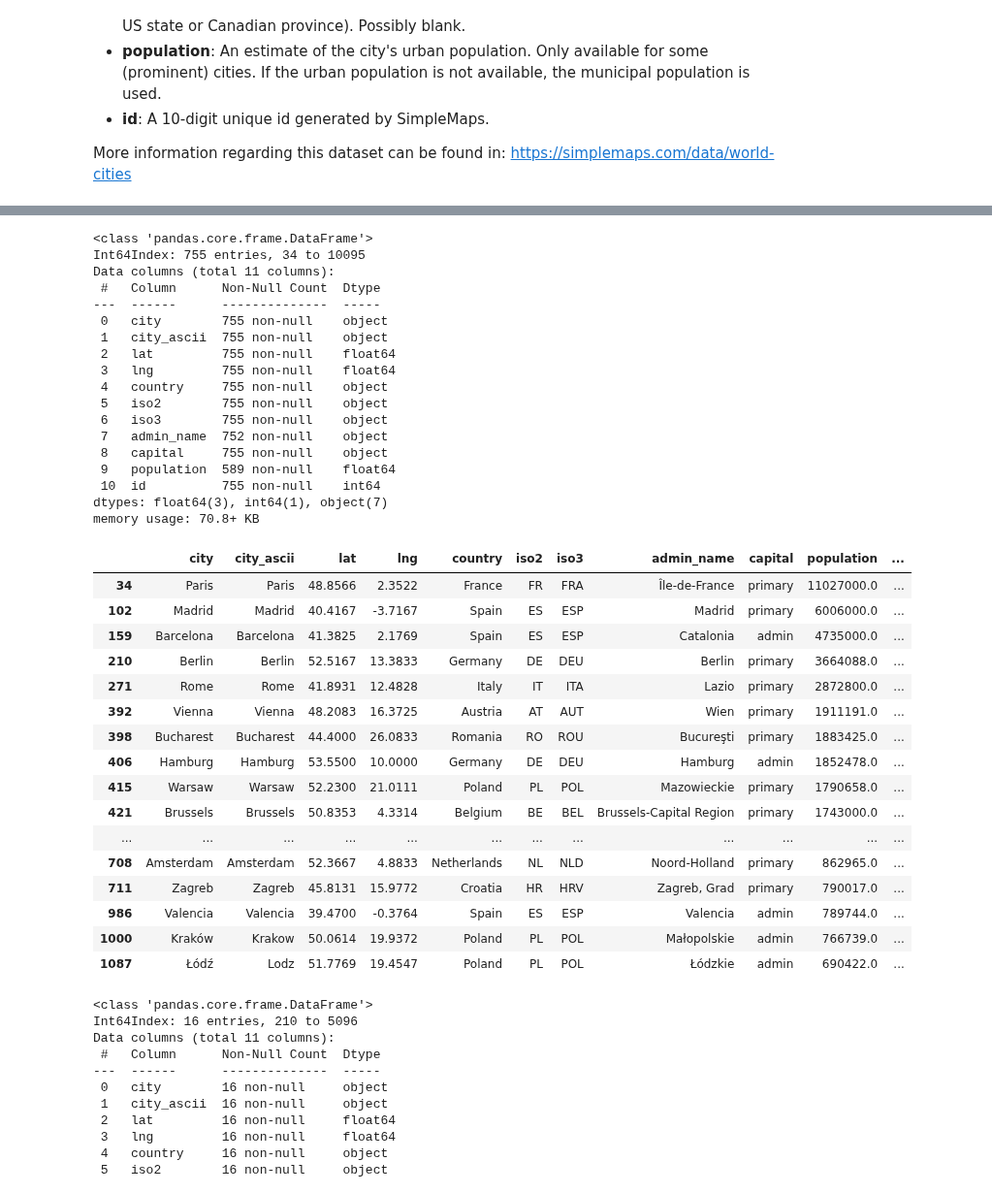
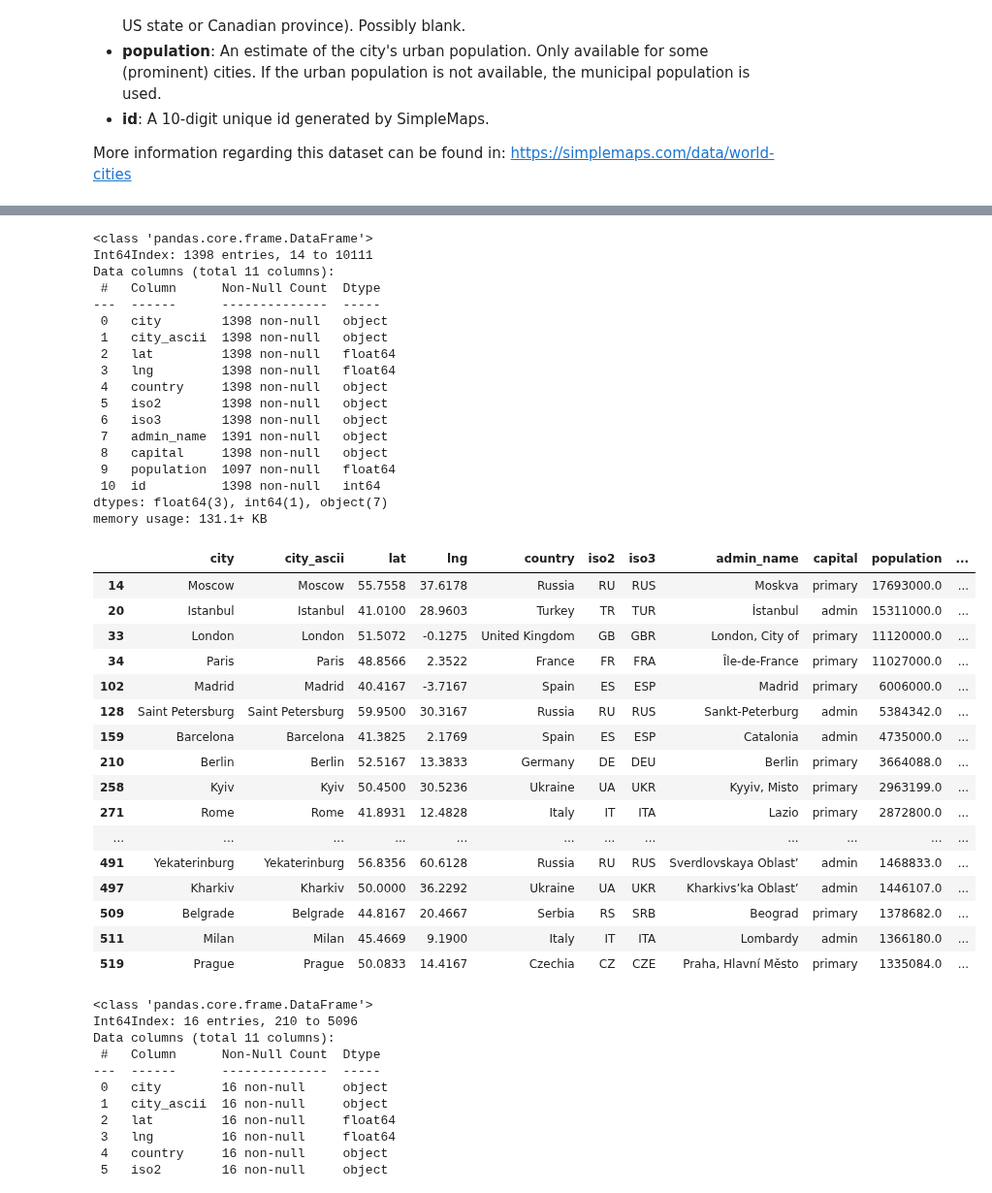
Before and after one commit to Alvaroguijarro97/ML_Group_Project, a Jupyter notebook: Data_Geography_v2.ipynb, the cells around one changed output, grey strips where cells are left out. Shown at 97% size. Cells and saved outputs as stored; diff of their text form; code cells hidden in the pictures.

```diff
--- a/Data_Geography_v2.ipynb
+++ b/Data_Geography_v2.ipynb
@@ -63,7 +63,6 @@ The "world cities" data set contains information of over 4 million unique cities
 More information regarding this dataset can be found in: https://simplemaps.com/data/world-cities
 # %%
 # Download the list of the EU countries
-!pip install countrygroups
-from countrygroups import EUROPEAN_UNION
-EUROPEAN_UNION
+uploaded_names = files.upload()
+europe_names = pd.read_csv('naming_convention.csv')
 # %% [output]
@@ -94,27 +71,5 @@ Successfully installed countrygroups-0.13.0 shortcountrynames-0.10.0
 # %%
 # (NOTE) Do the list of every european country in the abortion atlas
-Europe = ['AUT','BEL','BGR','CYP',
- 'CZE',
- 'DEU',
- 'DNK',
- 'ESP',
- 'EST',
- 'FIN',
- 'FRA',
- 'GRC',
- 'HRV',
- 'HUN',
- 'IRL',
- 'ITA',
- 'LTU',
- 'LUX',
- 'LVA',
- 'MLT',
- 'NLD',
- 'POL',
- 'PRT',
- 'ROU',
- 'SVK',
- 'SVN',
- 'SWE']
+Europe = europe_names['iso3']
+Europe
 # %% [output]
@@ -122,45 +93,45 @@ NameError: ignored
 # %%
 # Create a dataset only containing EU countries and their cities
-eu_countries = geography_data[geography_data.iso3.isin(EUROPEAN_UNION)]
+eu_countries = geography_data[geography_data.iso3.isin(Europe)]
 eu_countries = eu_countries[(eu_countries.capital == 'admin') | (eu_countries.capital == 'primary')]
 eu_countries.info()
 eu_countries.sort_values(by='population', ascending = False).head(25)
 # %% [output]
 <class 'pandas.core.frame.DataFrame'>
-Int64Index: 755 entries, 34 to 10095
+Int64Index: 1398 entries, 14 to 10111
 Data columns (total 11 columns):
  #   Column      Non-Null Count  Dtype
 ---  ------      --------------  -----
- 0   city        755 non-null    object
- 1   city_ascii  755 non-null    object
- 2   lat         755 non-null    float64
- 3   lng         755 non-null    float64
- 4   country     755 non-null    object
- 5   iso2        755 non-null    object
- 6   iso3        755 non-null    object
- 7   admin_name  752 non-null    object
- 8   capital     755 non-null    object
- 9   population  589 non-null    float64
- 10  id          755 non-null    int64
+ 0   city        1398 non-null   object
+ 1   city_ascii  1398 non-null   object
+ 2   lat         1398 non-null   float64
+ 3   lng         1398 non-null   float64
+ 4   country     1398 non-null   object
+ 5   iso2        1398 non-null   object
+ 6   iso3        1398 non-null   object
+ 7   admin_name  1391 non-null   object
+ 8   capital     1398 non-null   object
+ 9   population  1097 non-null   float64
+ 10  id          1398 non-null   int64
 dtypes: float64(3), int64(1), object(7)
-memory usage: 70.8+ KB
+memory usage: 131.1+ KB
 |  | city | city_ascii | lat | lng | country | iso2 | iso3 | admin_name | capital | population | ... |
+| 14 | Moscow | Moscow | 55.7558 | 37.6178 | Russia | RU | RUS | Moskva | primary | 17693000.0 | ... |
+| 20 | Istanbul | Istanbul | 41.0100 | 28.9603 | Turkey | TR | TUR | İstanbul | admin | 15311000.0 | ... |
+| 33 | London | London | 51.5072 | -0.1275 | United Kingdom | GB | GBR | London, City of | primary | 11120000.0 | ... |
 | 34 | Paris | Paris | 48.8566 | 2.3522 | France | FR | FRA | Île-de-France | primary | 11027000.0 | ... |
 | 102 | Madrid | Madrid | 40.4167 | -3.7167 | Spain | ES | ESP | Madrid | primary | 6006000.0 | ... |
+| 128 | Saint Petersburg | Saint Petersburg | 59.9500 | 30.3167 | Russia | RU | RUS | Sankt-Peterburg | admin | 5384342.0 | ... |
 | 159 | Barcelona | Barcelona | 41.3825 | 2.1769 | Spain | ES | ESP | Catalonia | admin | 4735000.0 | ... |
 | 210 | Berlin | Berlin | 52.5167 | 13.3833 | Germany | DE | DEU | Berlin | primary | 3664088.0 | ... |
+| 258 | Kyiv | Kyiv | 50.4500 | 30.5236 | Ukraine | UA | UKR | Kyyiv, Misto | primary | 2963199.0 | ... |
 | 271 | Rome | Rome | 41.8931 | 12.4828 | Italy | IT | ITA | Lazio | primary | 2872800.0 | ... |
-| 392 | Vienna | Vienna | 48.2083 | 16.3725 | Austria | AT | AUT | Wien | primary | 1911191.0 | ... |
-| 398 | Bucharest | Bucharest | 44.4000 | 26.0833 | Romania | RO | ROU | Bucureşti | primary | 1883425.0 | ... |
-| 406 | Hamburg | Hamburg | 53.5500 | 10.0000 | Germany | DE | DEU | Hamburg | admin | 1852478.0 | ... |
-| 415 | Warsaw | Warsaw | 52.2300 | 21.0111 | Poland | PL | POL | Mazowieckie | primary | 1790658.0 | ... |
-| 421 | Brussels | Brussels | 50.8353 | 4.3314 | Belgium | BE | BEL | Brussels-Capital Region | primary | 1743000.0 | ... |
 | ... | ... | ... | ... | ... | ... | ... | ... | ... | ... | ... | ... |
-| 708 | Amsterdam | Amsterdam | 52.3667 | 4.8833 | Netherlands | NL | NLD | Noord-Holland | primary | 862965.0 | ... |
-| 711 | Zagreb | Zagreb | 45.8131 | 15.9772 | Croatia | HR | HRV | Zagreb, Grad | primary | 790017.0 | ... |
-| 986 | Valencia | Valencia | 39.4700 | -0.3764 | Spain | ES | ESP | Valencia | admin | 789744.0 | ... |
-| 1000 | Kraków | Krakow | 50.0614 | 19.9372 | Poland | PL | POL | Małopolskie | admin | 766739.0 | ... |
-| 1087 | Łódź | Lodz | 51.7769 | 19.4547 | Poland | PL | POL | Łódzkie | admin | 690422.0 | ... |
+| 491 | Yekaterinburg | Yekaterinburg | 56.8356 | 60.6128 | Russia | RU | RUS | Sverdlovskaya Oblast’ | admin | 1468833.0 | ... |
+| 497 | Kharkiv | Kharkiv | 50.0000 | 36.2292 | Ukraine | UA | UKR | Kharkivs’ka Oblast’ | admin | 1446107.0 | ... |
+| 509 | Belgrade | Belgrade | 44.8167 | 20.4667 | Serbia | RS | SRB | Beograd | primary | 1378682.0 | ... |
+| 511 | Milan | Milan | 45.4669 | 9.1900 | Italy | IT | ITA | Lombardy | admin | 1366180.0 | ... |
+| 519 | Prague | Prague | 50.0833 | 14.4167 | Czechia | CZ | CZE | Praha, Hlavní Město | primary | 1335084.0 | ... |
 # %%
 # Create dataset containing German cities, but only the capitals of the different german states.
 germany = geography_data[(geography_data.iso3 == 'DEU')]
```
Also changed, not shown: parts of 20 cells of this notebook.
